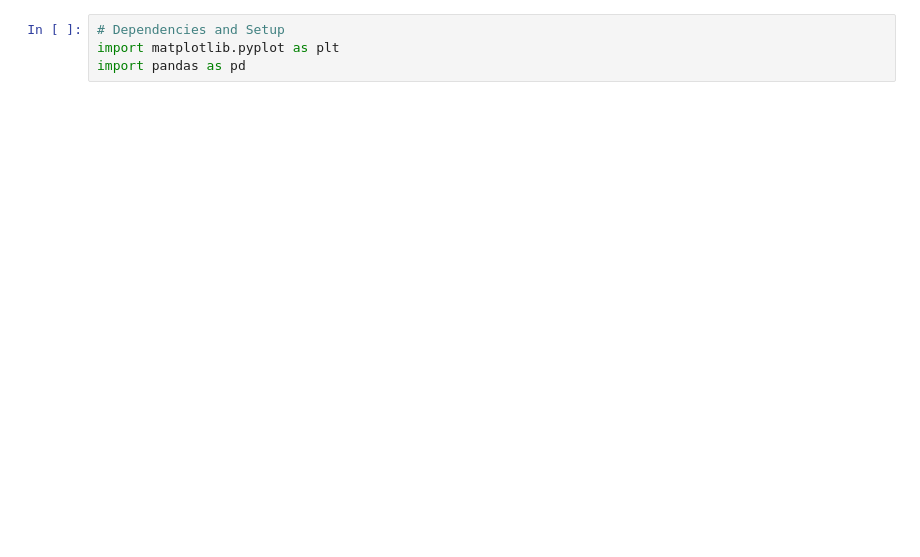
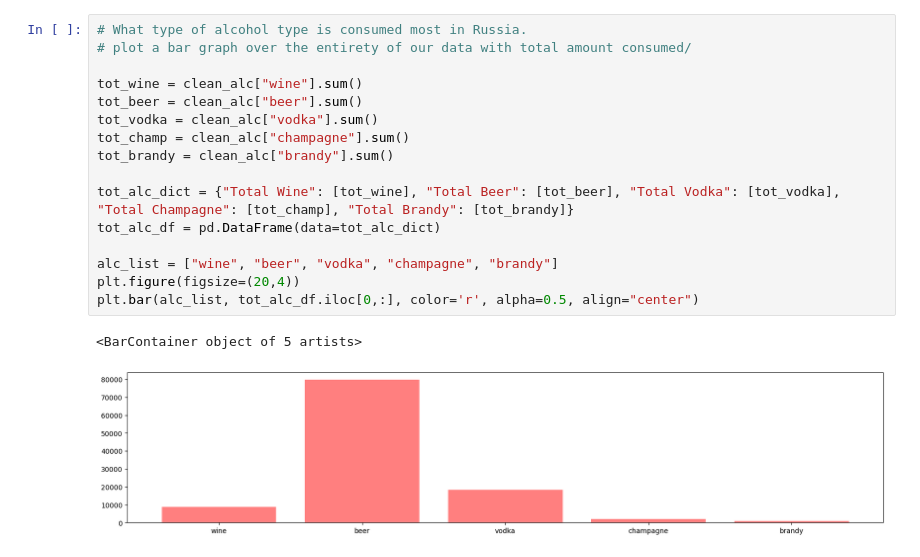
Before and after one commit to BlakeG2424/project-gt-1, a Jupyter notebook: pour_decisions.ipynb, the cells around one changed output. Drawn from its saved outputs; the diff is of its cells as text; blank space fills up the shorter version.

```diff
--- a/pour_decisions.ipynb
+++ b/pour_decisions.ipynb
@@ -67,4 +61,19 @@ See the caveats in the documentation: https://pandas.pydata.org/pandas-docs/stab
-# %%
-# Dependencies and Setup
-import matplotlib.pyplot as plt
-import pandas as pd
+# %%
+# What type of alcohol type is consumed most in Russia.
+# plot a bar graph over the entirety of our data with total amount consumed/
+
+tot_wine = clean_alc["wine"].sum()
+tot_beer = clean_alc["beer"].sum()
+tot_vodka = clean_alc["vodka"].sum()
+tot_champ = clean_alc["champagne"].sum()
+tot_brandy = clean_alc["brandy"].sum()
+
+tot_alc_dict = {"Total Wine": [tot_wine], "Total Beer": [tot_beer], "Total Vodka": [tot_vodka], "Total Champagne": [tot_champ], "Total Brandy": [tot_brandy]}
+tot_alc_df = pd.DataFrame(data=tot_alc_dict)
+
+alc_list = ["wine", "beer", "vodka", "champagne", "brandy"]
+plt.figure(figsize=(20,4))
+plt.bar(alc_list, tot_alc_df.iloc[0,:], color='r', alpha=0.5, align="center")
+# %% [output]
+<BarContainer object of 5 artists>
+[figure, added]
```
Also changed, not shown: parts of 10 cells of this notebook, 3 other files.
